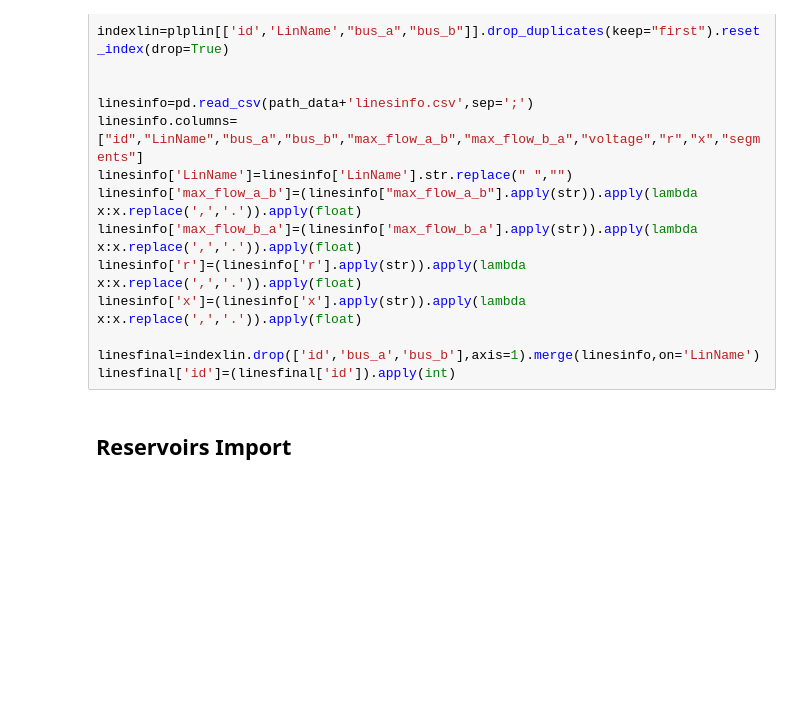
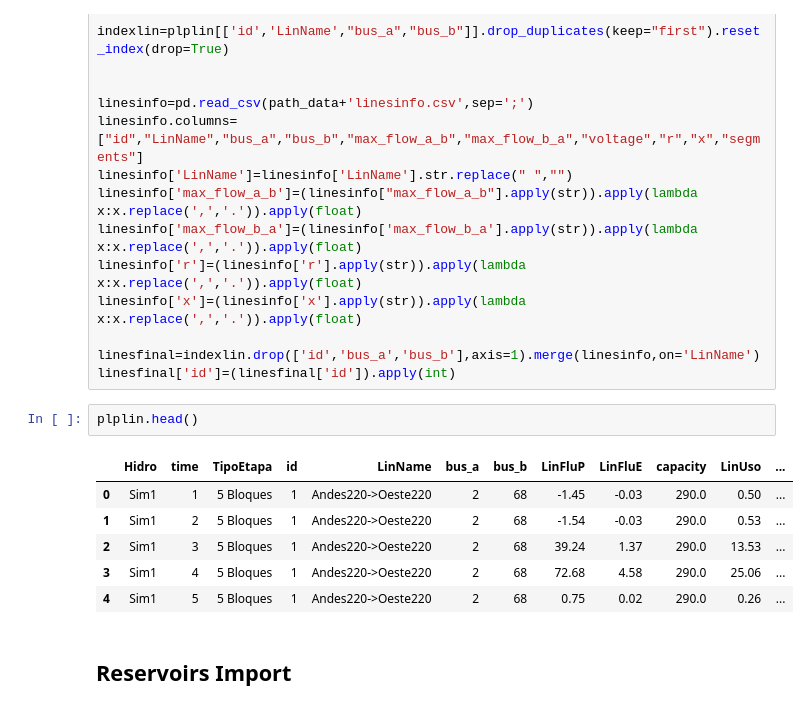
Before and after one commit to NicoBrandstetterr/patosProyect, a Jupyter notebook: Datacreatorplp20230104.ipynb, the cells around one changed output. Drawn from its saved outputs; the diff is of its cells as text; blank space fills up the shorter version.

```diff
--- a/Datacreatorplp20230104.ipynb
+++ b/Datacreatorplp20230104.ipynb
@@ -207,6 +299,15 @@ linesinfo['x']=(linesinfo['x'].apply(str)).apply(lambda x:x.replace(',','.')).ap
 
 linesfinal=indexlin.drop(['id','bus_a','bus_b'],axis=1).merge(linesinfo,on='LinName')
 linesfinal['id']=(linesfinal['id']).apply(int)
+# %%
+plplin.head()
+# %% [output]
+|  | Hidro | time | TipoEtapa | id | LinName | bus_a | bus_b | LinFluP | LinFluE | capacity | LinUso | ... |
+| 0 | Sim1 | 1 | 5 Bloques | 1 | Andes220->Oeste220 | 2 | 68 | -1.45 | -0.03 | 290.0 | 0.50 | ... |
+| 1 | Sim1 | 2 | 5 Bloques | 1 | Andes220->Oeste220 | 2 | 68 | -1.54 | -0.03 | 290.0 | 0.53 | ... |
+| 2 | Sim1 | 3 | 5 Bloques | 1 | Andes220->Oeste220 | 2 | 68 | 39.24 | 1.37 | 290.0 | 13.53 | ... |
+| 3 | Sim1 | 4 | 5 Bloques | 1 | Andes220->Oeste220 | 2 | 68 | 72.68 | 4.58 | 290.0 | 25.06 | ... |
+| 4 | Sim1 | 5 | 5 Bloques | 1 | Andes220->Oeste220 | 2 | 68 | 0.75 | 0.02 | 290.0 | 0.26 | ... |
 # %% [markdown]
 ## Reservoirs Import
 # %%
```
Also changed, not shown: parts of 14 cells of this notebook, 1 other file.
